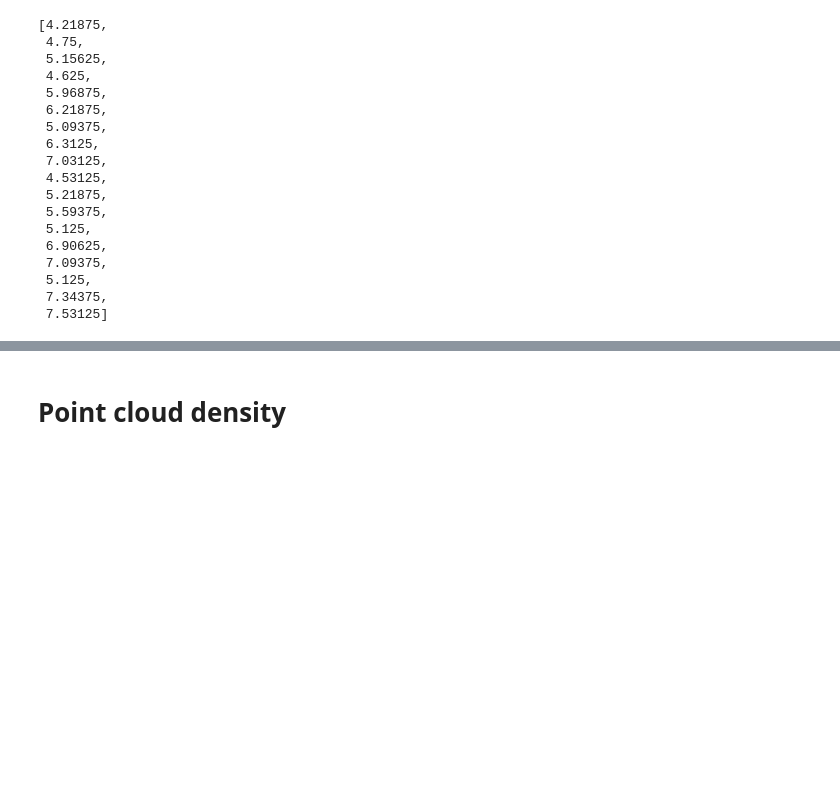
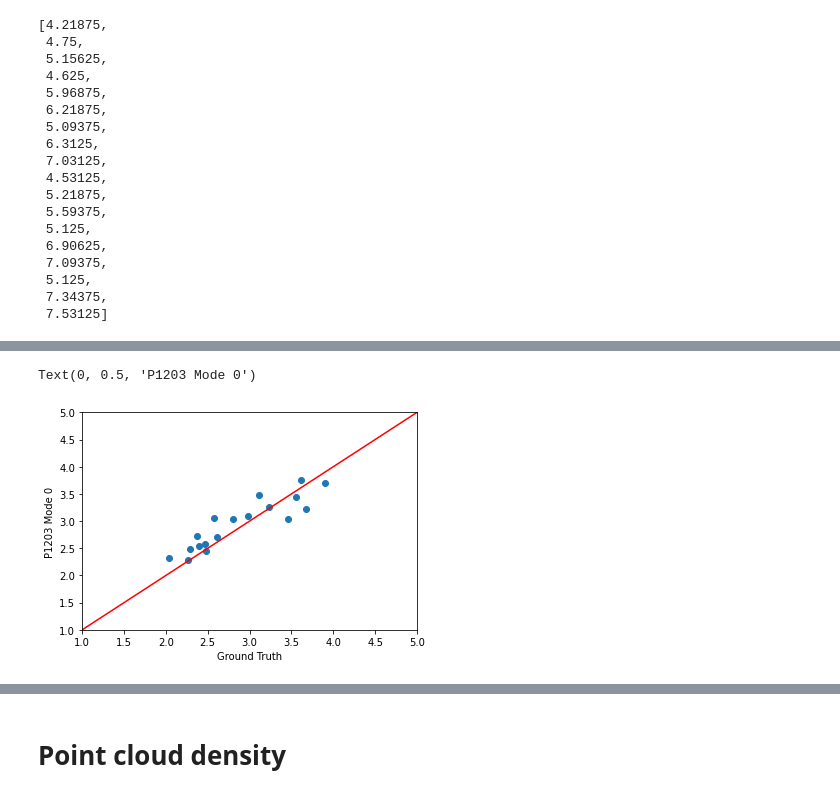
Before and after one commit to minhkstn/PointCloudQoEModels, a Jupyter notebook: point_cloud_qoe_models.ipynb, the cells around one changed output, grey strips where cells are left out. Saved outputs shown, nothing was run; the diff lists cells and outputs as text; code cells hidden in the pictures; blank space fills up the shorter version.

Commit message:
finetune coeffs of P1203

```diff
--- a/point_cloud_qoe_models.ipynb
+++ b/point_cloud_qoe_models.ipynb
@@ -1618,0 +1810,12 @@ plt.show()
+# %%
+bitratesMbps = {
+    'longdress': {'r1': 4.64, 'r3': 14.05, 'r5':46.78},
+    'loot': {'r1': 2.28, 'r3': 5.63, 'r5': 16.68},
+    'redandblack': {'r1': 3.39, 'r3': 7.55, 'r5': 22.9},
+    'soldier': {'r1': 4.38, 'r3': 11.58, 'r5': 35.29}
+}
+resolution_map = {
+    'r1': '852x480',
+    'r3': '1280x720',
+    'r5': '1920x1080'
+}
@@ -1618,0 +1863,11 @@ plt.show()
+# %%
+def calculate_rmse(p1203_results, mos):
+    joined_qoe = p1203_results.join(mos)
+    rmse_arr = []
+
+    for idx in np.arange(joined_qoe.shape[0]):
+        targets = joined_qoe.iloc[idx,:]['qoe_scaled']
+        predictions = np.full(len(targets), joined_qoe.loc[joined_qoe.index[idx], 'p1203_qoe'])
+        rmse_arr.append(np.sqrt(np.mean((predictions-targets)**2)))
+
+    return np.average(rmse_arr)
@@ -1618,0 +1941,3 @@ plt.show()
+# %%
+optimized_coeffs, p1203_qoe_list, min_rmse =  finetune_coeffs()
+print(optimized_coeffs, p1203_qoe_list, min_rmse)
@@ -1618,0 +1963,3 @@ plt.show()
+# %%
+ground_truth_qoe_list = list(ground_truth_qoe_df.groupby(['video', 'start_quality', 'end_quality']).mean()['qoe_scaled'])
+ground_truth_qoe_list
@@ -1618,0 +1985,11 @@ plt.show()
+# %%
+import matplotlib.pyplot as plt
+
+plt.scatter(ground_truth_qoe_list, p1203_qoe_list)
+plt.plot([1, 5], [1, 5], color = 'red')
+plt.axis([1, 5, 1, 5])
+plt.xlabel("Ground Truth")
+plt.ylabel("P1203 Mode 0")
+# %% [output]
+Text(0, 0.5, 'P1203 Mode 0')
+[figure, added]
```
Also changed, not shown: parts of 31 cells of this notebook, 52 other files.
